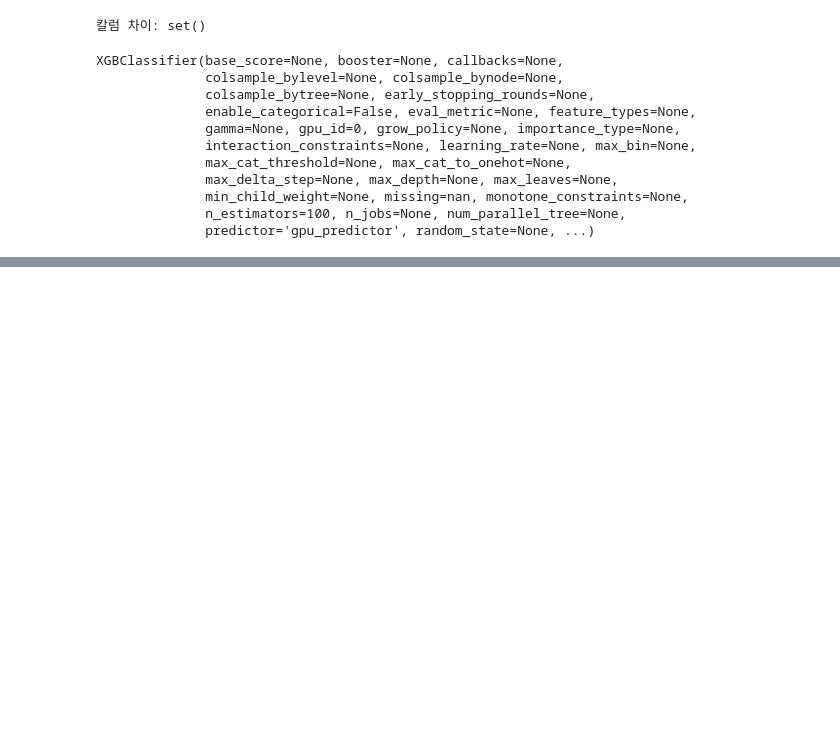
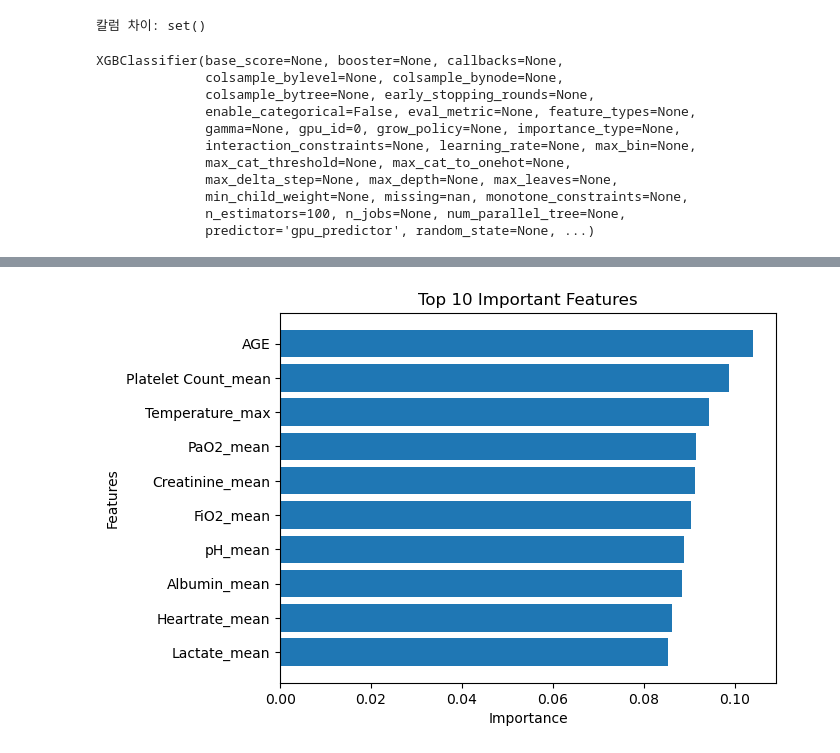
Before and after one commit to NohJangHyun/MIMIC-III-mortality-prediction, a Jupyter notebook: Model/XGB.ipynb, the cells around one changed output, grey strips where cells are left out. Drawn from its saved outputs; the diff is of its cells as text; code cells hidden in the pictures; blank space fills up the shorter version.

```diff
--- a/Model/XGB.ipynb
+++ b/Model/XGB.ipynb
@@ -426,30 +442,32 @@ AUROC: 65.83
 # %%
-# feature_importance = model.feature_importances_
+feature_importance = model.feature_importances_
 
-# # Get feature names
-# feature_names = X_train.columns
+# Get feature names
+feature_names = X_train.columns
 
-# # Create a dictionary to store feature importance values and names
-# feature_importance_dict = {feature: importance for feature, importance in zip(feature_names, feature_importance)}
+# Create a dictionary to store feature importance values and names
+feature_importance_dict = {feature: importance for feature, importance in zip(feature_names, feature_importance)}
 
-# # Sort the feature importance dictionary by importance values in descending order
-# sorted_feature_importance = sorted(feature_importance_dict.items(), key=lambda x: x[1], reverse=True)
+# Sort the feature importance dictionary by importance values in descending order
+sorted_feature_importance = sorted(feature_importance_dict.items(), key=lambda x: x[1], reverse=True)
 
-# # Get the top 10 important features
-# top_10_features = sorted_feature_importance[:10]
+# Get the top 10 important features
+top_10_features = sorted_feature_importance[:10]
 
-# # Extract feature names and importance values from the top 10 features
-# top_10_feature_names = [feature[0] for feature in top_10_features]
-# top_10_feature_importance = [feature[1] for feature in top_10_features]
+# Extract feature names and importance values from the top 10 features
+top_10_feature_names = [feature[0] for feature in top_10_features]
+top_10_feature_importance = [feature[1] for feature in top_10_features]
 
-# # Invert the lists to reverse the order
-# top_10_feature_names.reverse()
-# top_10_feature_importance.reverse()
+# Invert the lists to reverse the order
+top_10_feature_names.reverse()
+top_10_feature_importance.reverse()
 
-# # Create a bar plot for the top 10 important features
-# plt.barh(top_10_feature_names, top_10_feature_importance)
-# plt.xlabel('Importance')
-# plt.ylabel('Features')
-# plt.title('Top 10 Important Features')
-# plt.show()
+# Create a bar plot for the top 10 important features
+plt.barh(top_10_feature_names, top_10_feature_importance)
+plt.xlabel('Importance')
+plt.ylabel('Features')
+plt.title('Top 10 Important Features')
+plt.show()
+# %% [output]
+[figure, added]
 # %%
```
Also changed, not shown: parts of 7 cells of this notebook.
